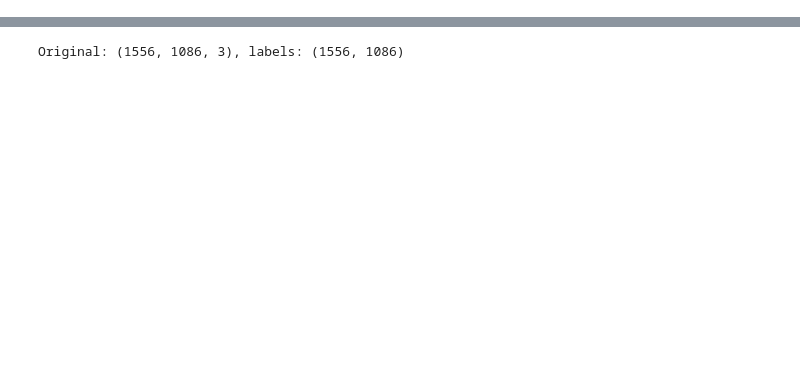
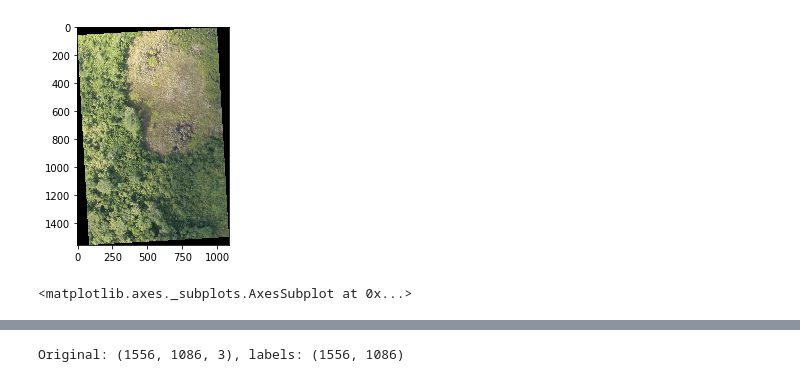
Before and after one commit to chikaj/guat_obia, a Jupyter notebook: segment_rag.ipynb, the cells around one changed output, grey strips where cells are left out. Drawn from its saved outputs; the diff is of its cells as text; code cells hidden in the pictures; blank space fills up the shorter version.

```diff
--- a/segment_rag.ipynb
+++ b/segment_rag.ipynb
@@ -7,5 +9,12 @@ from skimage.future import graph
 import networkx as nx
 import matplotlib.pyplot as plt
 # %%
-filename = "/home/nate/Documents/Research/Guatemala/training_data/training_new_IMG_3833.tif"
+#filename = "/home/nate/Documents/Research/Guatemala/training/training_new_IMG_3833.tif"
+filename = "./training/training_new_IMG_3833.tif"
+# %%
+src = rasterio.open(filename)
+show(src.read([1,2,3]))
+# %% [output]
+[figure, added]
+<matplotlib.axes._subplots.AxesSubplot at 0x...>
 # %%
```
Also changed, not shown: parts of 35 cells of this notebook, 1 other file.
